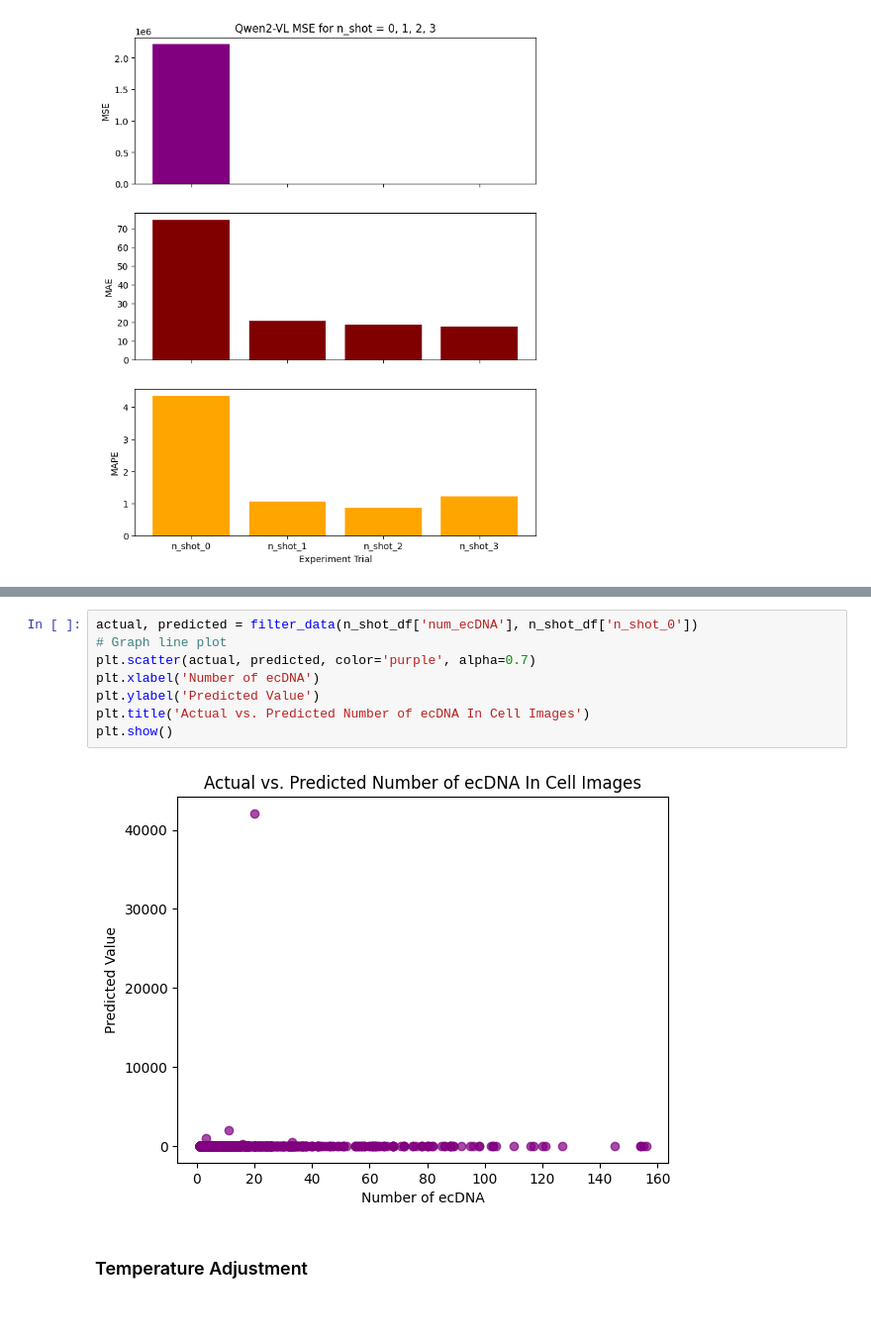
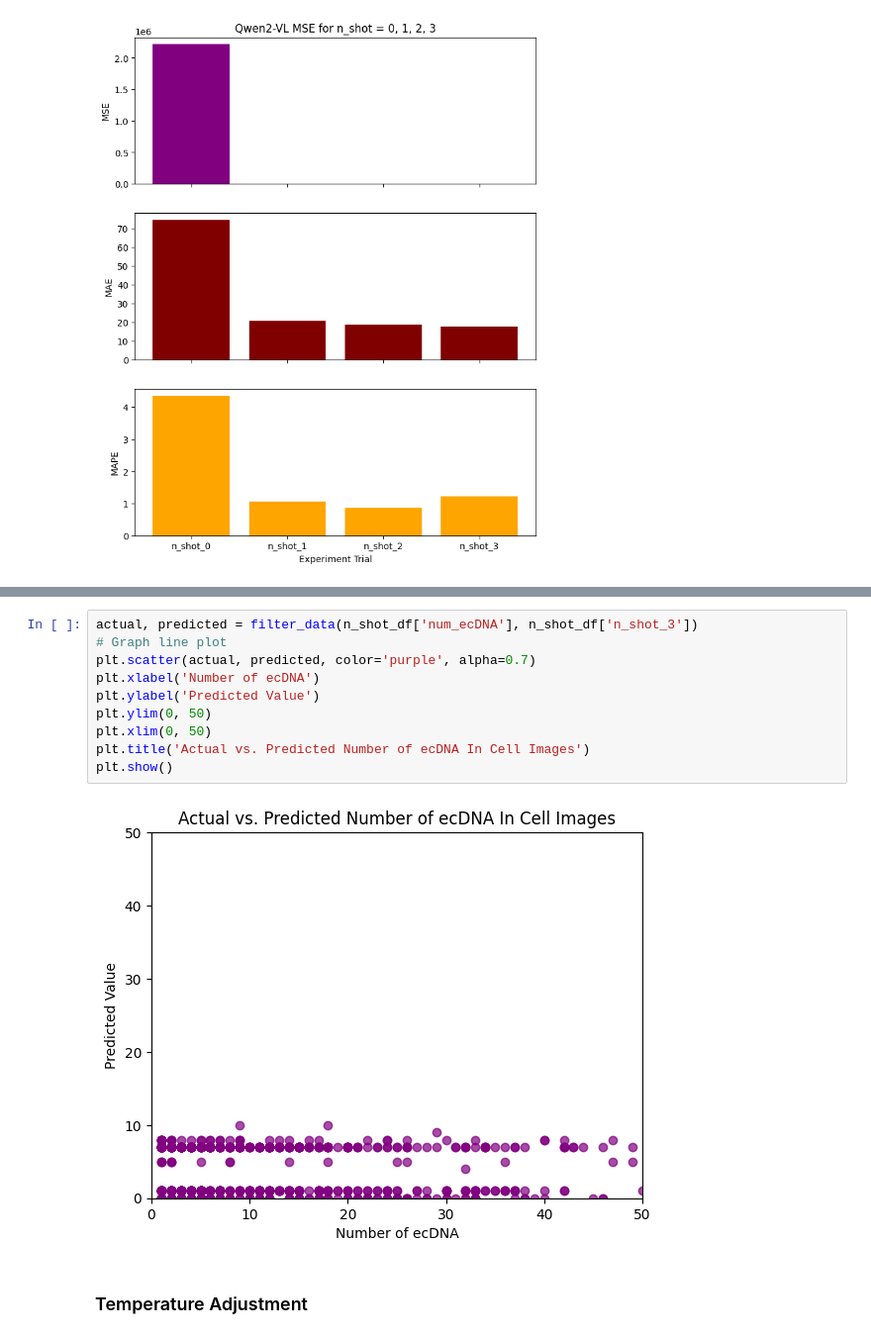
Before and after one commit to architp3/ecdna-analysis, a Jupyter notebook: qwen/metrics.ipynb, the cells around one changed output, grey strips where cells are left out. Shown at 99% size. Saved outputs shown, nothing was run; the diff lists cells and outputs as text.

```diff
--- a/qwen/metrics.ipynb
+++ b/qwen/metrics.ipynb
@@ -151,15 +154,17 @@ n_shot_df[n_shot_df['n_shot_0'] > 100000]
 | 588 | 218.tif | 1 | 3 | 6 | ['{\n "ecDNA": 1234567890\n}', '{... | 1.234568e+09 | 0.0 | 1.0 | 7.0 |
 | 594 | 2193.tif | 0 | 13 | 12 | ['{\n "ecDNA": 1234567890\n}', '{... | 1.234568e+09 | 0.0 | 0.0 | 0.0 |
 # %%
-actual, predicted = filter_data(n_shot_df['num_ecDNA'], n_shot_df['n_shot_0'])
+actual, predicted = filter_data(n_shot_df['num_ecDNA'], n_shot_df['n_shot_3'])
 # Graph line plot
 plt.scatter(actual, predicted, color='purple', alpha=0.7)
 plt.xlabel('Number of ecDNA')
 plt.ylabel('Predicted Value')
+plt.ylim(0, 50)
+plt.xlim(0, 50)
 plt.title('Actual vs. Predicted Number of ecDNA In Cell Images')
 plt.show()
 # %% [output]
-[figure, old version]
+[figure, new version]
 # %% [markdown]
 ### Temperature Adjustment
 # %%
```
Also changed, not shown: parts of 13 cells of this notebook, 4 other files.
